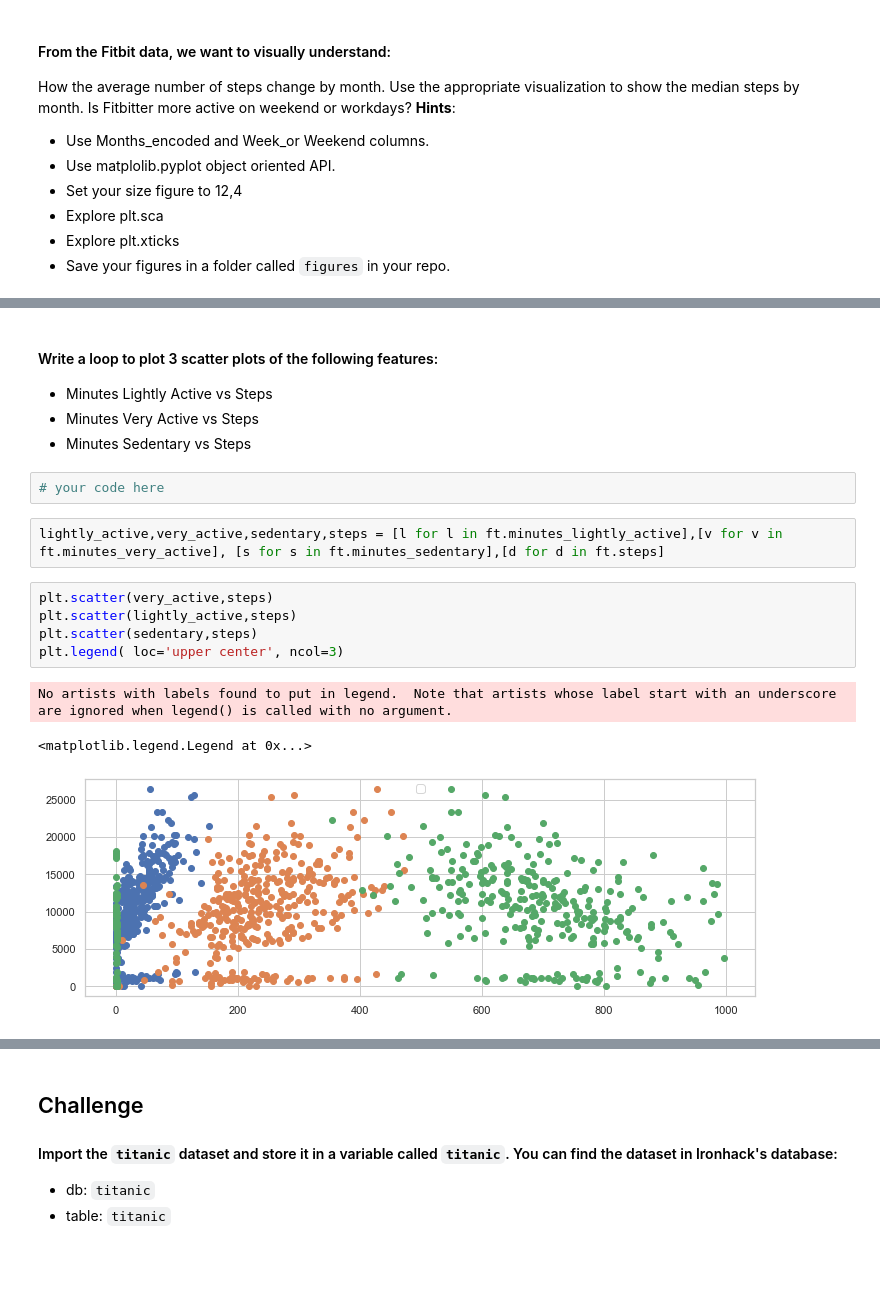
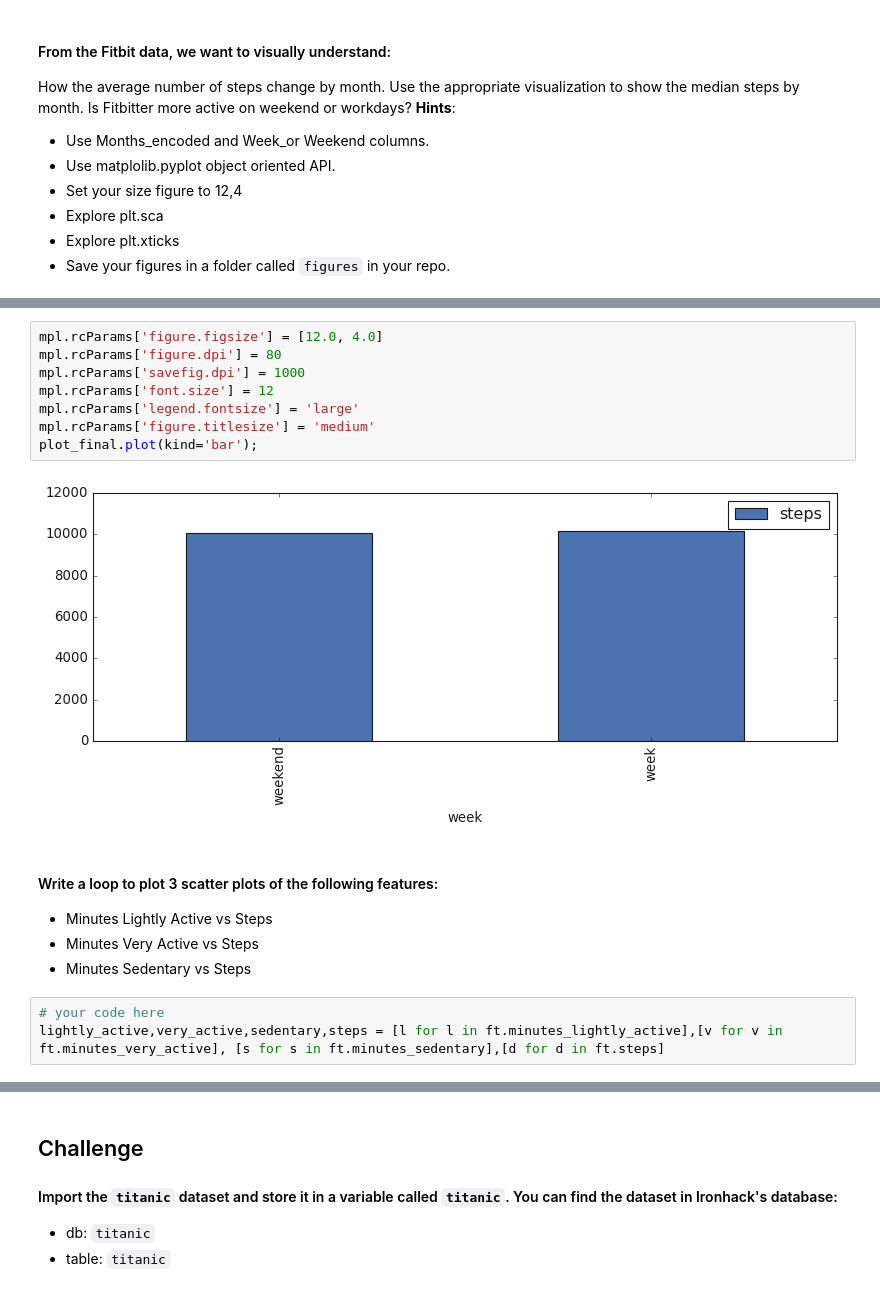
Before and after one commit to Ironhack-Data-Madrid-Enero-2022/lab-matplotlib-seaborn, a Jupyter notebook: your-code/main.ipynb, the cells around one changed output, grey strips where cells are left out. Cells and saved outputs as stored; diff of their text form; blank space fills up the shorter version.

```diff
--- a/your-code/main.ipynb
+++ b/your-code/main.ipynb
@@ -126,19 +235,19 @@ memory usage: 192.0 bytes
+# %%
+mpl.rcParams['figure.figsize'] = [12.0, 4.0]
+mpl.rcParams['figure.dpi'] = 80
+mpl.rcParams['savefig.dpi'] = 1000
+mpl.rcParams['font.size'] = 12
+mpl.rcParams['legend.fontsize'] = 'large'
+mpl.rcParams['figure.titlesize'] = 'medium'
+plot_final.plot(kind='bar');
+# %% [output]
+[figure, added]
 # %% [markdown]
 #### Write a loop to plot 3 scatter plots of the following features:
 
 * Minutes Lightly Active vs Steps
 * Minutes Very Active vs Steps
 * Minutes Sedentary vs Steps
-# %%
-# your code here
 # %%
+# your code here
 lightly_active,very_active,sedentary,steps = [l for l in ft.minutes_lightly_active],[v for v in ft.minutes_very_active], [s for s in ft.minutes_sedentary],[d for d in ft.steps]
-# %%
-plt.scatter(very_active,steps)
-plt.scatter(lightly_active,steps)
-plt.scatter(sedentary,steps)
-plt.legend( loc='upper center', ncol=3)
-# %% [output]
-No artists with labels found to put in legend.  Note that artists whose label start with an underscore are ignored when legend() is called with no argument.
-<matplotlib.legend.Legend at 0x...>
-[figure, removed]
```
Also changed, not shown: parts of 69 cells of this notebook.
